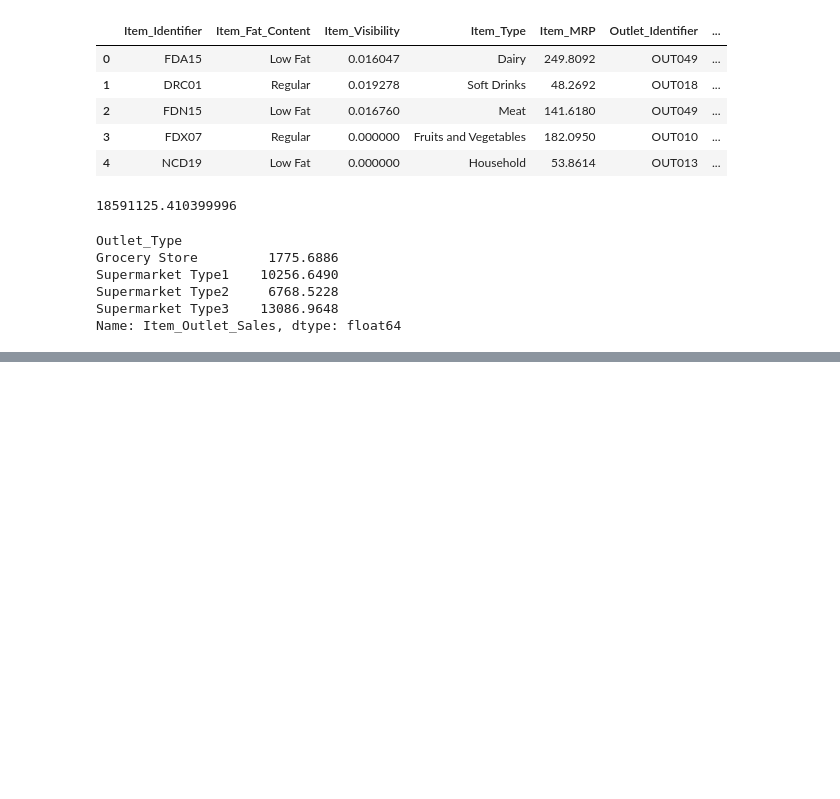
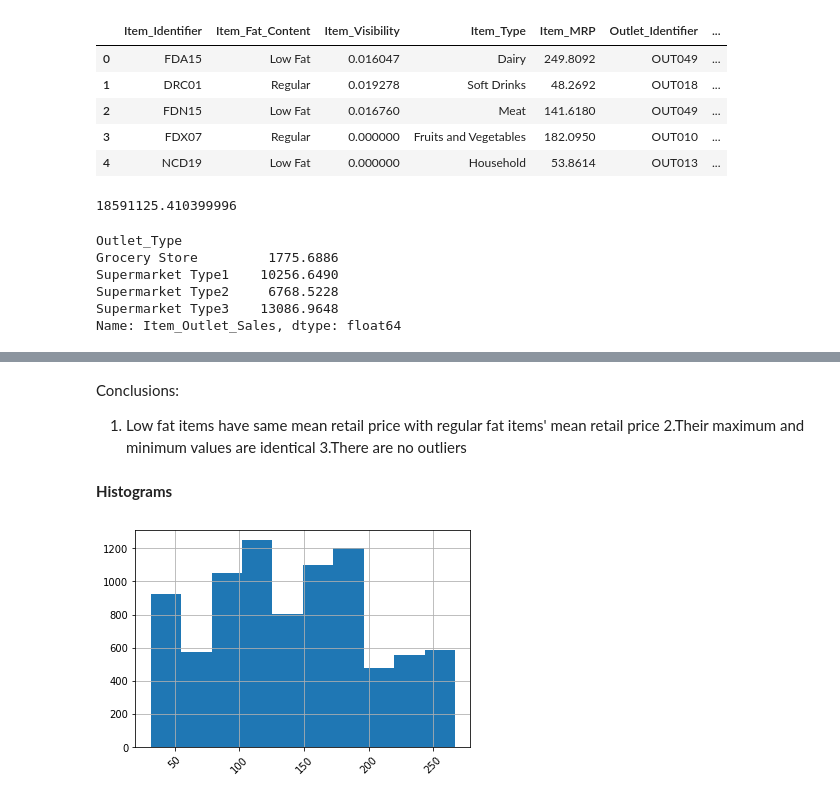
Before and after one commit to altynbektilepbergenov/Food-Sales-predictions, a Jupyter notebook: Sales_predictions.ipynb, the cells around one changed output, grey strips where cells are left out. Cells and saved outputs as stored; diff of their text form; code cells hidden in the pictures; blank space fills up the shorter version.

```diff
--- a/Sales_predictions.ipynb
+++ b/Sales_predictions.ipynb
@@ -292,0 +365,14 @@ Name: Item_Outlet_Sales, dtype: float64
+# %% [markdown]
+Conclusions:
+1. Low fat items have same mean retail price with regular fat items' mean retail price
+2.Their maximum and minimum values are identical
+3.There are no outliers
+# %% [markdown]
+ **Histograms**
+# %%
+
+df['Item_MRP'].hist()
+plt.xticks(rotation = 45)
+plt.ticklabel_format(useOffset=False, style='plain')
+# %% [output]
+[figure, added]
```
Also changed, not shown: parts of 30 cells of this notebook.
